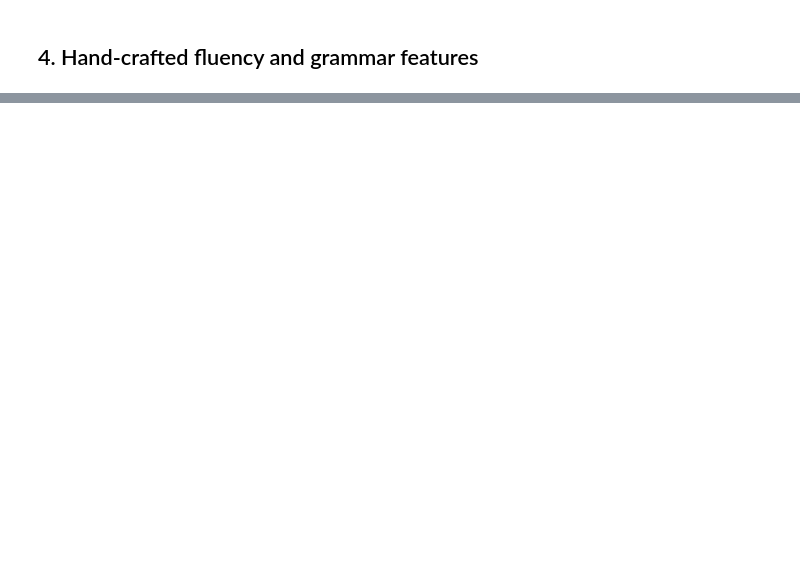
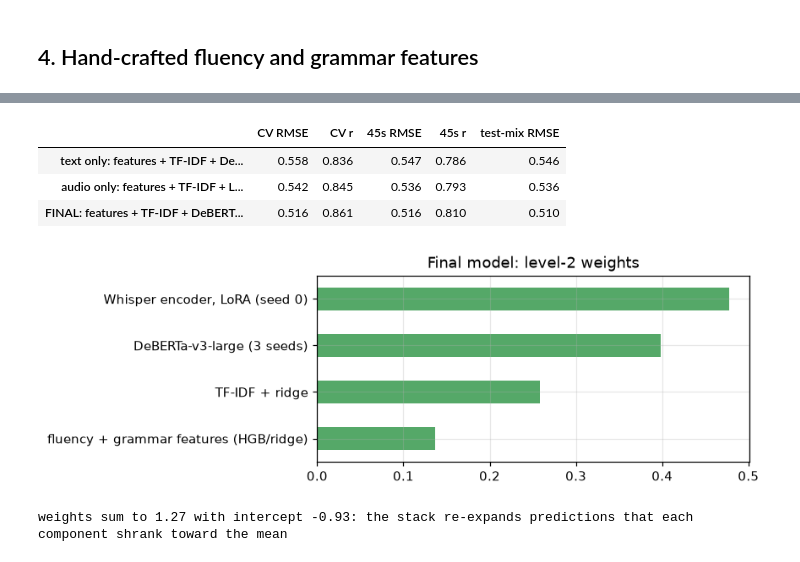
Before and after one commit to GaGaNRaJ2003/grammar-scorer, a Jupyter notebook: grammar_scoring_engine.ipynb, the cells around one changed output, grey strips where cells are left out. Saved outputs shown, nothing was run; the diff lists cells and outputs as text; code cells hidden in the pictures; blank space fills up the shorter version.

```diff
--- a/grammar_scoring_engine.ipynb
+++ b/grammar_scoring_engine.ipynb
@@ -307,4 +161,0 @@ other     87  0.029  0.472
-# %%
-big = oof.assign(err=oof.oof - oof.label).reindex((oof.oof - oof.label).abs().sort_values(ascending=False).index).head(5)
-for _, r in big.iterrows():
-    print(f"true {r.label}  pred {r.oof:.2f}  ({r.batch}) | " + " ".join(r.text.split()[:22]) + " ...")
@@ -359,0 +207,13 @@ v8 vs its submitted file (sub03): max |diff| 0.028
+# %%
+LORA = [f"{OUT}/whisper_ft_preds.csv", f"{OUT}/whisper_ft_s100.csv", f"{OUT}/whisper_ft_s200.csv"]
+DEB_L = [f"{OUT}/deberta_large_preds.csv", f"{OUT}/deberta_large_s1.csv", f"{OUT}/deberta_large_s2.csv"]
+DEB_B = [f"{OUT}/deberta_preds.csv", f"{OUT}/deberta_base_s1.csv", f"{OUT}/deberta_base_s2.csv"]
+PAUSE = [f"{OUT}/deberta_large_pause_s{s}.csv" for s in (0, 100, 200)]
+
+# --- DeBERTa-v3-large regressor on the transcript (3 seeds) ---
+for seed, out in zip((0, 100, 200), DEB_L):
+    gpu_step(f"src/text_model.py --model microsoft/deberta-v3-large --lr 1e-5 --seed {seed} --out {out}", out)
+show_code("src/text_model.py", "for k in sorted(tr.fold.unique())", "test_pred += predict")
+print()
+print(pd.concat([training_log("deberta_large_seed0.log"), training_log("deberta_base_large_seeds100_200.log")]))
+print("\nre-scored from saved predictions (RMSE, r):", {Path(f).stem: rescore(f, valid) for f in DEB_L + DEB_B})
@@ -359,0 +330,30 @@ v8 vs its submitted file (sub03): max |diff| 0.028
+# %%
+def stack(parts):
+    # Level 2 over the given components: nested-CV predictions, final weights, test predictions.
+    P = np.column_stack([comp[c][0] for c in parts]); Pte = np.column_stack([comp[c][1] for c in parts])
+    cv = S.nested_stack(P, y, fold, w)
+    coef, b0 = S.nnls_weights(P, y, w)
+    return {"cv": cv, "in_sample": b0 + P @ coef, "test": b0 + Pte @ coef, "weights": dict(zip(parts, coef)), "intercept": b0}
+
+FINAL = ["hand_features", "tfidf", "whisper_ft_preds", "deberta_large"]
+variants = {
+    "text only: features + TF-IDF + DeBERTa-large": ["hand_features", "tfidf", "deberta_large"],
+    "audio only: features + TF-IDF + LoRA-Whisper": ["hand_features", "tfidf", "whisper_ft_preds"],
+    "FINAL: features + TF-IDF + DeBERTa-large + LoRA-Whisper": FINAL,
+}
+results = {name: stack(parts) for name, parts in variants.items()}
+final = results["FINAL: features + TF-IDF + DeBERTa-large + LoRA-Whisper"]
+pd.DataFrame({name: S.metrics(y, r["cv"], tr.batch, w) for name, r in results.items()}).T
+# %% [output]
+|  | CV RMSE | CV r | 45s RMSE | 45s r | test-mix RMSE |
+| text only: features + TF-IDF + De... | 0.558 | 0.836 | 0.547 | 0.786 | 0.546 |
+| audio only: features + TF-IDF + L... | 0.542 | 0.845 | 0.536 | 0.793 | 0.536 |
+| FINAL: features + TF-IDF + DeBERT... | 0.516 | 0.861 | 0.516 | 0.810 | 0.510 |
+# %%
+wts = pd.Series(final["weights"]).rename(index=NAMES).sort_values()
+wts.plot.barh(figsize=(6, 2.6), color="#55A868", title="Final model: level-2 weights"); plt.show()
+print(f"weights sum to {wts.sum():.2f} with intercept {final['intercept']:.2f}: the stack re-expands predictions that each "
+      "component shrank toward the mean")
+# %% [output]
+[figure, added]
+weights sum to 1.27 with intercept -0.93: the stack re-expands predictions that each component shrank toward the mean
```
Also changed, not shown: parts of 51 cells of this notebook, 14 other files.
